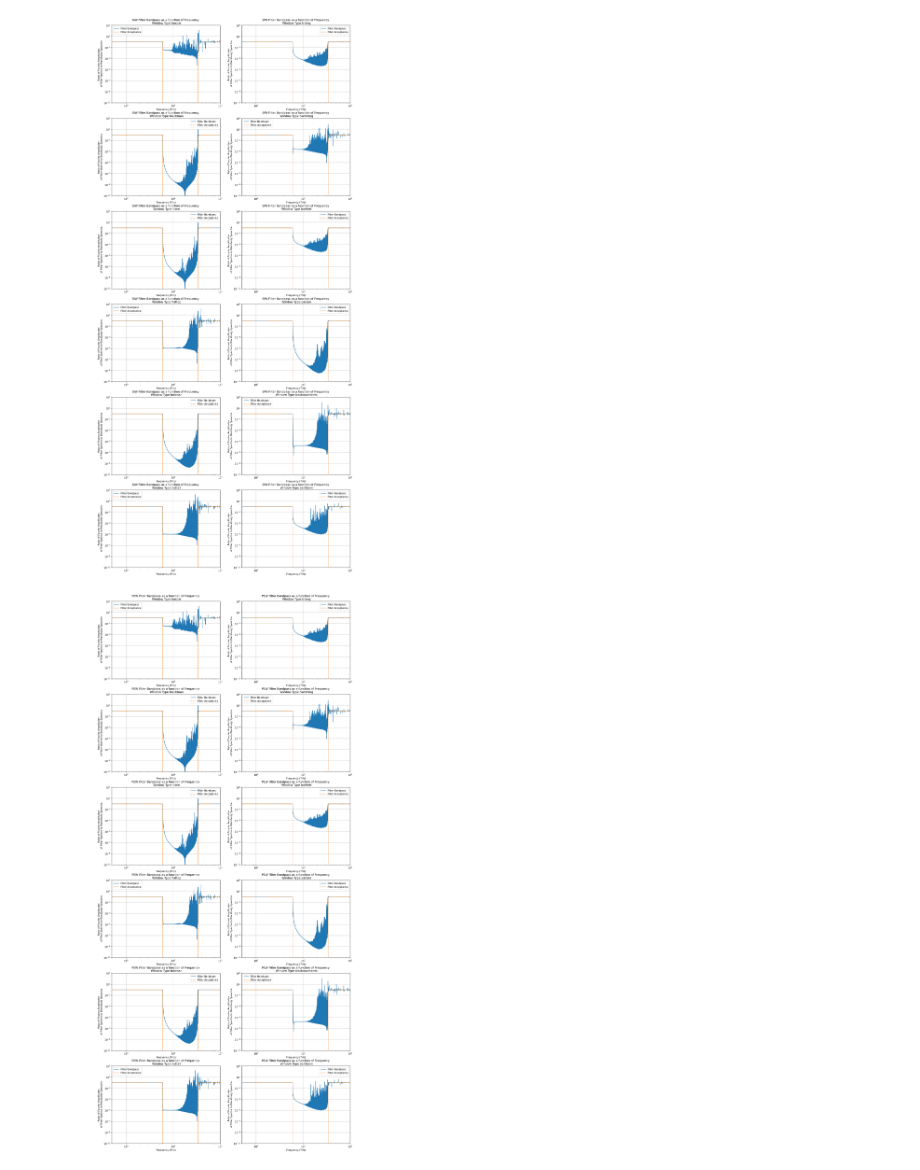
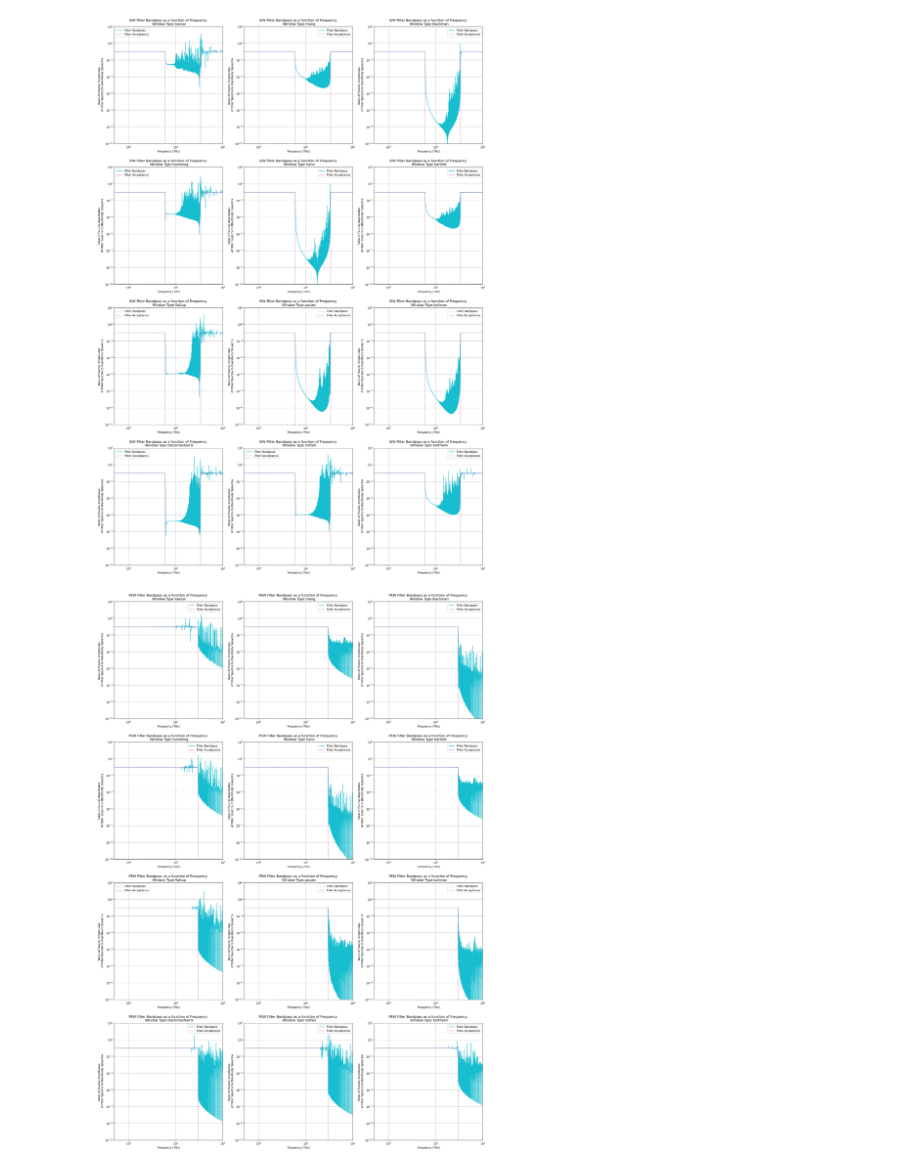
Before and after one commit to nkurinsky/THz-FTS, a Jupyter notebook: python/Notebooks/BBspectrum_FTS_(Windowing).ipynb, the cells around one changed output. Cells and saved outputs as stored; diff of their text form; code cells hidden in the pictures.

```diff
--- a/python/Notebooks/BBspectrum_FTS_(Windowing).ipynb
+++ b/python/Notebooks/BBspectrum_FTS_(Windowing).ipynb
@@ -63,37 +58,36 @@ def get_bandpass(windowing, y_nofilter, y, wavelengths, filter_val):
 # %%
 windows = ['boxcar', 'triang', 'blackman', 'hamming', 'hann', 'bartlett', 'flattop', 'parzen', 'bohman', 'blackmanharris' , 'nuttall', 'barthann']
 
-fig = plt.figure(figsize=(18, 42), dpi=150)
-# y_nofilter, y, wavelengths, filter_val = get_psd_inputs('SiW')
+fig = plt.figure(figsize=(24, 36), dpi=150)
 y_nofilter, y, weights, filter_val = get_psd_inputs('SiW')
 for i in range(len(windows)):
   freq, ratio, filter_frequancies, filter_values = get_bandpass(windows[i], y_nofilter, y, wavelengths, filter_val) #(filter_type, windowing)
-  plt.subplot(6, 2, i+1)
+  plt.subplot(4, 3, i+1)
   title = "SiW Filter Bandpass as a function of Frequency \n Window Type " + str(windows[i])
   plt.title(title)
-  plt.semilogy(freq, ratio, label = "Filter Bandpass")
-  plt.semilogy(filter_frequancies, filter_values, '--', label = 'Filter Acceptance')
+  plt.semilogy(freq, ratio, label = "Filter Bandpass", color='C9')
+  plt.semilogy(filter_frequancies, filter_values, '--', label = 'Filter Acceptance', color='C6')
   plt.grid(True)
   plt.legend()
   plt.ylim(1e-11, 1e3)
   plt.xlim(5e-1, 100)
   plt.xlabel('Frequency (THz)')
   plt.ylabel("Ratio of Fourier Amplitudes \n of Filter Spectra to Blackbody Speactra")
   plt.xscale('log')
 
 plt.show()
 # %% [output]
-[figure, old version]
+[figure, new version]
 # %%
-fig = plt.figure(figsize=(18, 42), dpi=150)
-y_nofilter, y, filter_val = get_psd_inputs('SiW')
+fig = plt.figure(figsize=(24, 36), dpi=150)
+y_nofilter, y, weights, filter_val = get_psd_inputs('PEW')
 for i in range(len(windows)):
   freq, ratio, filter_frequancies, filter_values = get_bandpass(windows[i], y_nofilter, y, wavelengths, filter_val) #(filter_type, windowing)
-  plt.subplot(6, 2, i+1)
+  plt.subplot(4, 3, i+1)
   title = "PEW Filter Bandpass as a function of Frequency \n Window Type " + str(windows[i])
   plt.title(title)
-  plt.semilogy(freq, ratio, label = "Filter Bandpass")
-  plt.semilogy(filter_frequancies, filter_values, '--', label = 'Filter Acceptance')
+  plt.semilogy(freq, ratio, label = "Filter Bandpass", color='C9')
+  plt.semilogy(filter_frequancies, filter_values, '--', label = 'Filter Acceptance', color='C6')
   plt.grid(True)
   plt.legend()
   plt.ylim(1e-11, 1e3)
@@ -104,4 +98,4 @@ for i in range(len(windows)):
 
 plt.show()
 # %% [output]
-[figure, old version]
+[figure, new version]
```
Also changed, not shown: parts of 2 cells of this notebook.
